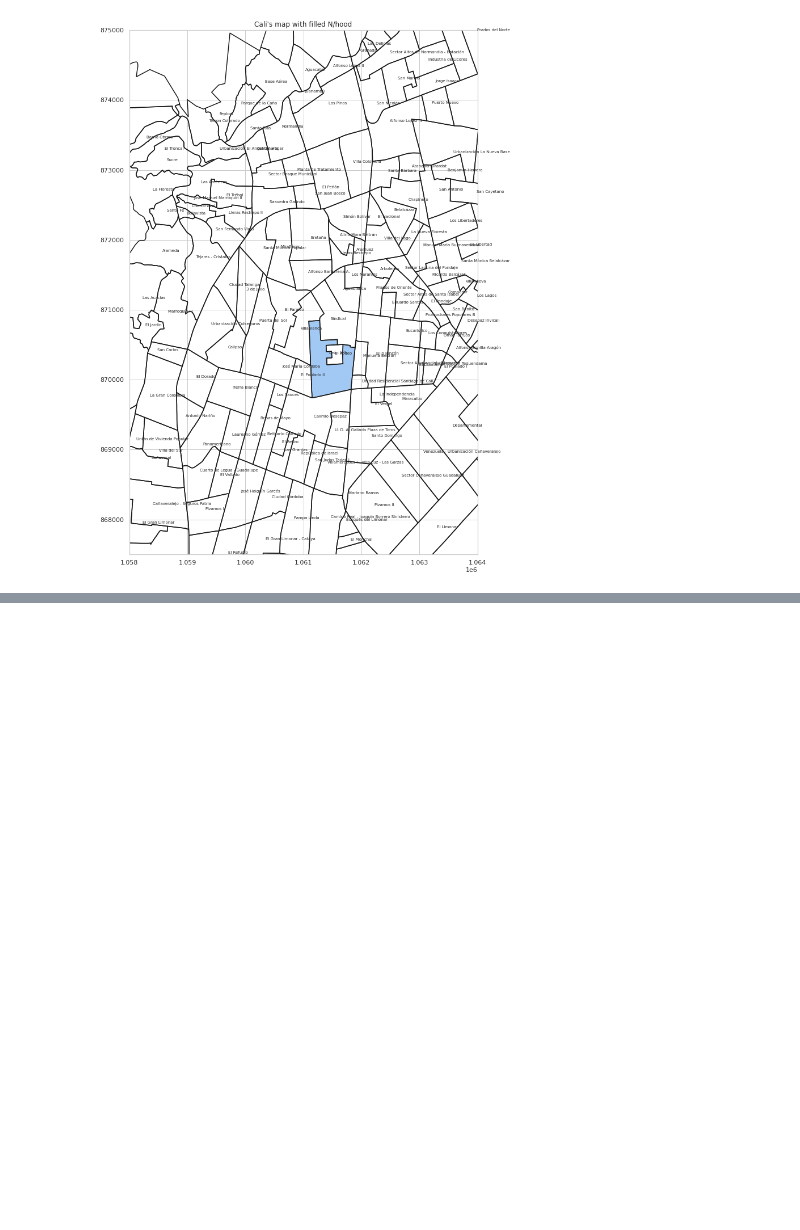
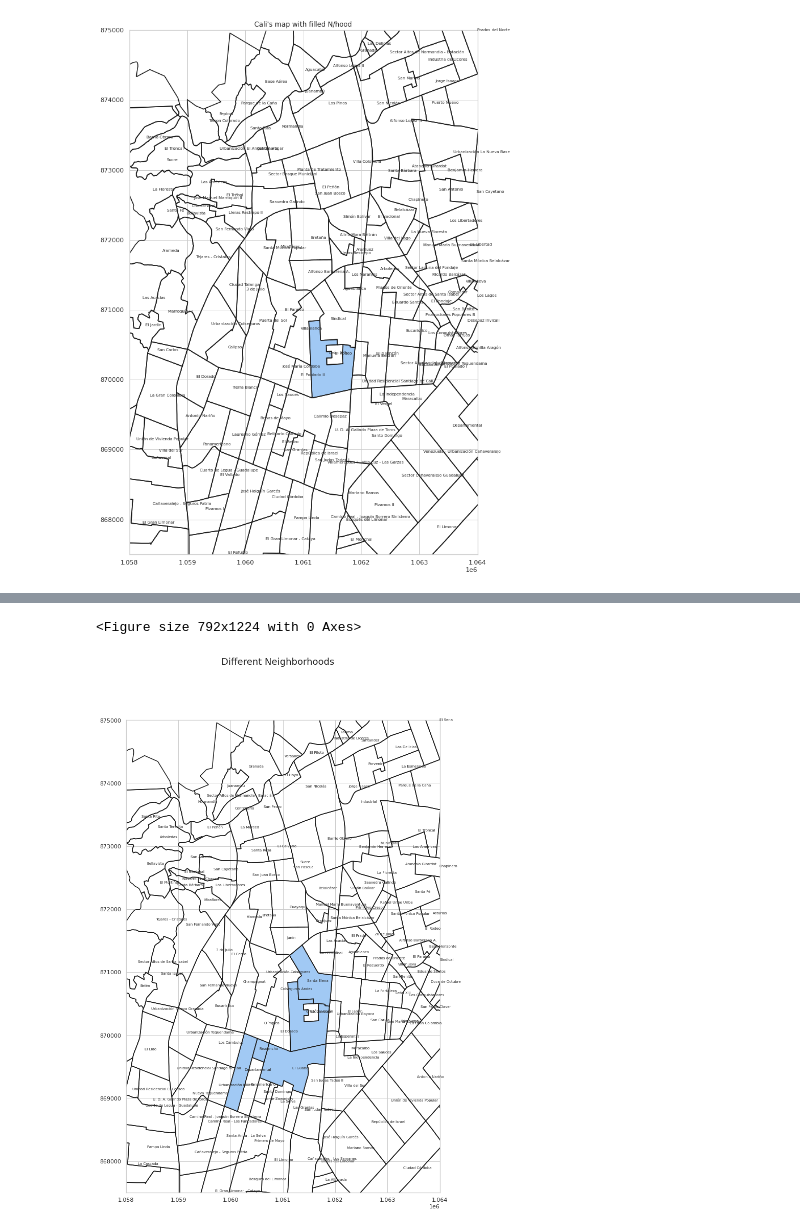
Before and after one commit to ch-canaza/GlobAn_Mapping, a Jupyter notebook: Mapping_Cali.ipynb, the cells around one changed output, grey strips where cells are left out. Drawn from its saved outputs; the diff is of its cells as text; code cells hidden in the pictures; blank space fills up the shorter version.

```diff
--- a/Mapping_Cali.ipynb
+++ b/Mapping_Cali.ipynb
@@ -282,0 +329,7 @@ plot_map_fill_multiple_ids("Different Neighborhoods",
+# %%
+name_neigh = ["Cristóbal Colón", "Pasoancho", "Departamental", "El Guabal", "Santa Elena"]
+plot_map_fill_multiple_names("Different Neighborhoods",
+                            name_neigh, sf, x_lim, y_lim, color = 'b')
+# %% [output]
+<Figure size 792x1224 with 0 Axes>
+[figure, added]
```
Also changed, not shown: parts of 2 cells of this notebook.
